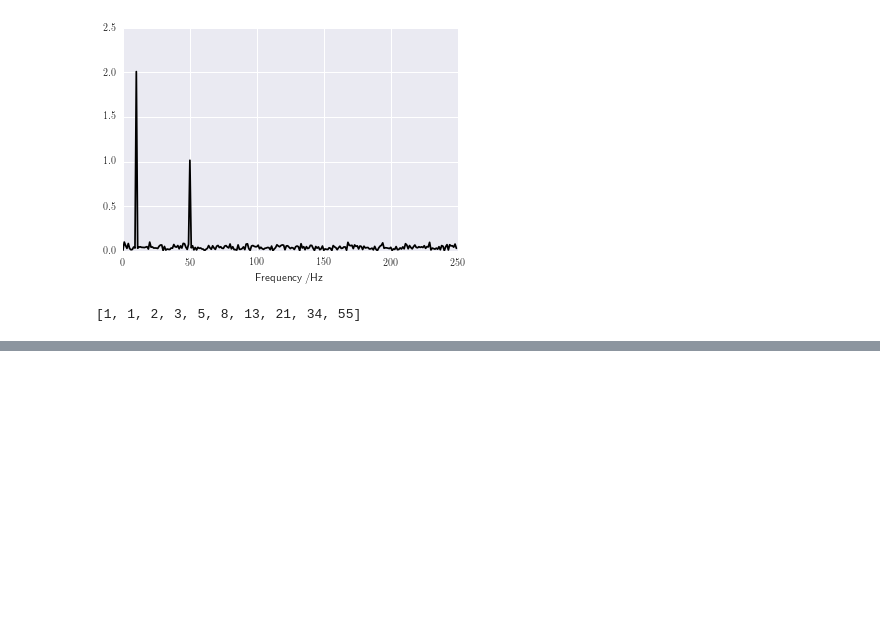
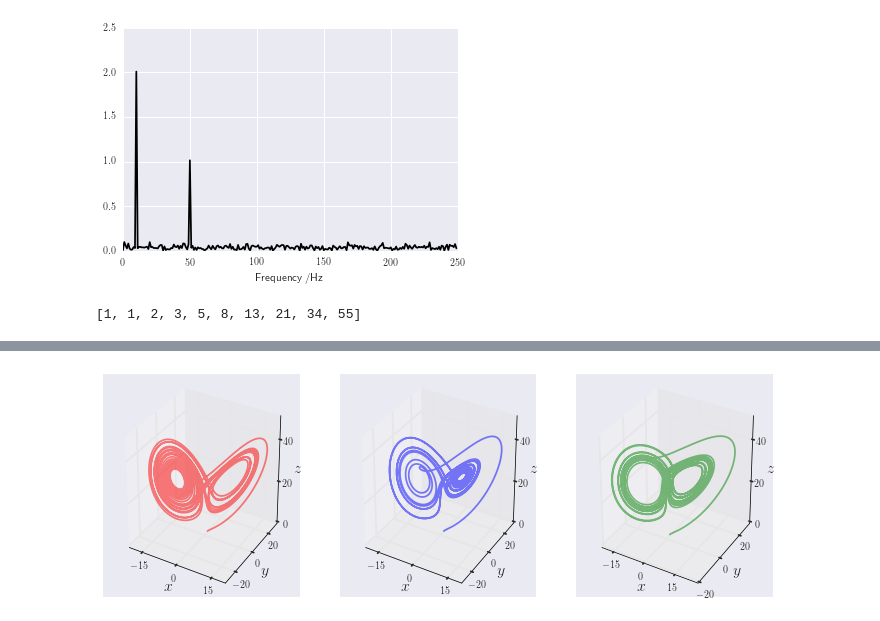
Before and after one commit to temcom/ipython, a Jupyter notebook: Test_First_Try.ipynb, the cells around one changed output, grey strips where cells are left out. Drawn from its saved outputs; the diff is of its cells as text; code cells hidden in the pictures; blank space fills up the shorter version.

```diff
--- a/Test_First_Try.ipynb
+++ b/Test_First_Try.ipynb
@@ -183,0 +242,30 @@ print(fib(10))
+# %%
+def f(xyz, t, sigma, rho, beta):
+    x, y, z, = xyz
+    return [sigma * (y -x),
+            x * (rho -z) - y,
+            x * y - beta * z]
+
+
+sigma, rho, beta = 8, 28, 8/3.0
+t = np.linspace(0, 25, 10000)
+xyz0 = [1.0, 1.0, 1.0]
+
+
+xyz1 = integrate.odeint(f, xyz0, t, args=(sigma, rho, beta))
+xyz2 = integrate.odeint(f, xyz0, t, args=(sigma, rho, 0.6*beta))
+xyz3 = integrate.odeint(f, xyz0, t, args=(2*sigma, rho, 0.6*beta))
+# %%
+from mpl_toolkits.mplot3d.axes3d import Axes3D
+fig, (ax1,ax2,ax3) = plt.subplots(1, 3, figsize=(12, 4),
+                                  subplot_kw={'projection':'3d'})
+for ax, xyz, c in [(ax1, xyz1, 'r'), (ax2, xyz2, 'b'), (ax3, xyz3, 'g')]:
+    ax.plot(xyz[:,0], xyz[:,1], xyz[:,2], c, alpha=0.5)
+    ax.set_xlabel('$x$', fontsize=16)
+    ax.set_ylabel('$y$', fontsize=16)
+    ax.set_zlabel('$z$', fontsize=16)
+    ax.set_xticks([-15, 0, 15])
+    ax.set_yticks([-20, 0, 20])
+    ax.set_zticks([0, 20, 40])
+# %% [output]
+[figure, added]
```
Also changed, not shown: parts of 3 cells of this notebook.
